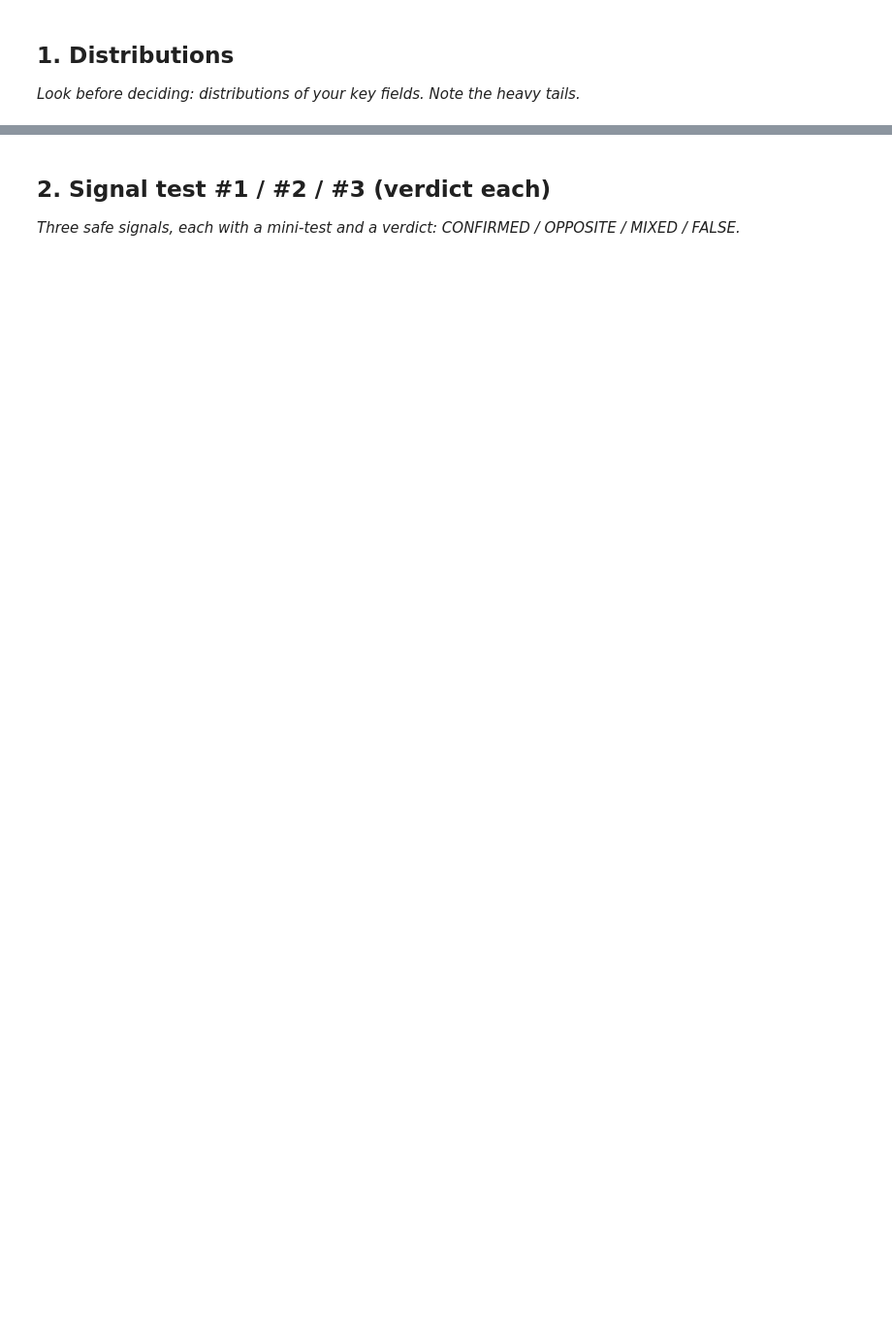
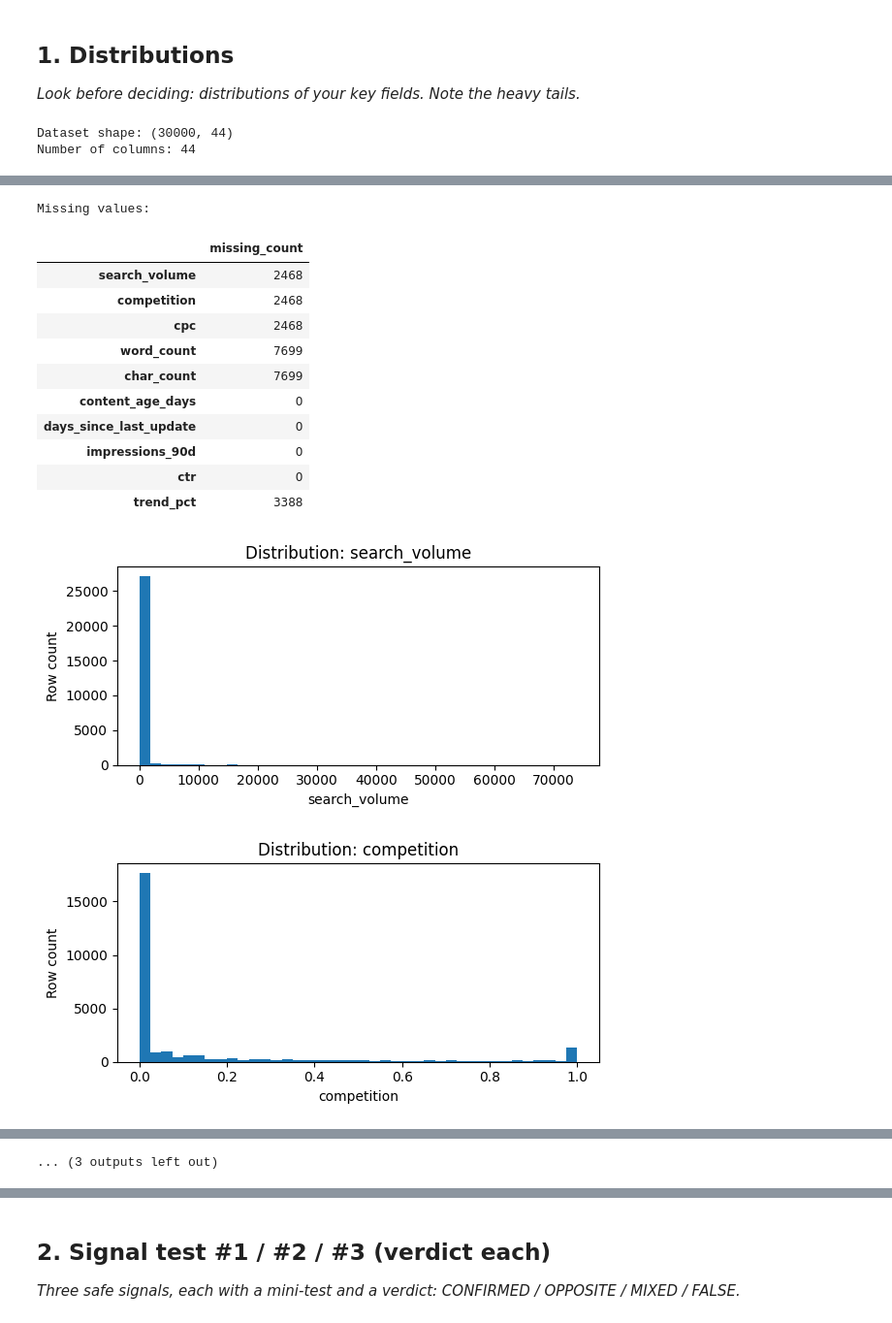
Before and after one commit to yashikasgh/flyrank-ml-internship, a Jupyter notebook: work/notebooks/w04_signal_audit.ipynb, the cells around one changed output, grey strips where cells are left out. Shown at 97% size. Saved outputs shown, nothing was run; the diff lists cells and outputs as text; code cells hidden in the pictures; blank space fills up the shorter version.

Commit message:
Signal Audit

```diff
--- a/work/notebooks/w04_signal_audit.ipynb
+++ b/work/notebooks/w04_signal_audit.ipynb
@@ -15,0 +15,60 @@ This skeleton is yours to fill. Work the sections **in order** — each one has
+# %%
+
+# ML-06: Load the anonymized dataset and inspect distributions
+
+import pandas as pd
+import numpy as np
+import matplotlib.pyplot as plt
+
+if "df" not in globals():
+    from google.colab import files
+    uploaded = files.upload()
+    csv_files = [name for name in uploaded if name.endswith(".csv")]
+
+    if not csv_files:
+        raise ValueError("Please upload content_refresh_anonymized.csv")
+
+    df = pd.read_csv(csv_files[0])
+
+print("Dataset shape:", df.shape)
+print("Number of columns:", len(df.columns))
+
+# Inspect important numeric signals that exist in this dataset.
+numeric_candidates = [
+    "search_volume",
+    "competition",
+    "cpc",
+    "word_count",
+    "char_count",
+    "content_age_days",
+    "days_since_last_update",
+    "impressions_90d",
+    "ctr",
+    "trend_pct",
+]
+
+numeric_cols = [c for c in numeric_candidates if c in df.columns]
+
+display(df[numeric_cols].describe().T)
+
+print("\nMissing values:")
+display(df[numeric_cols].isna().sum().rename("missing_count").to_frame())
+
+# Plot distributions using histograms.
+for col in numeric_cols:
+    values = pd.to_numeric(df[col], errors="coerce").dropna()
+    if len(values) == 0:
+        continue
+
+    plt.figure(figsize=(6, 3))
+    plt.hist(values, bins=40)
+    plt.title(f"Distribution: {col}")
+    plt.xlabel(col)
+    plt.ylabel("Row count")
+    plt.tight_layout()
+    plt.show()
+
+print("Distribution inspection complete.")
+# %% [output]
+Dataset shape: (30000, 44)
+Number of columns: 44
@@ -15,0 +86,14 @@ This skeleton is yours to fill. Work the sections **in order** — each one has
+Missing values:
+|  | missing_count |
+| search_volume | 2468 |
+| competition | 2468 |
+| cpc | 2468 |
+| word_count | 7699 |
+| char_count | 7699 |
+| content_age_days | 0 |
+| days_since_last_update | 0 |
+| impressions_90d | 0 |
+| ctr | 0 |
+| trend_pct | 3388 |
+[figure, added]
+[figure, added]
@@ -15,0 +106 @@ This skeleton is yours to fill. Work the sections **in order** — each one has
+... (3 outputs left out)
```
Also changed, not shown: parts of 13 cells of this notebook.
